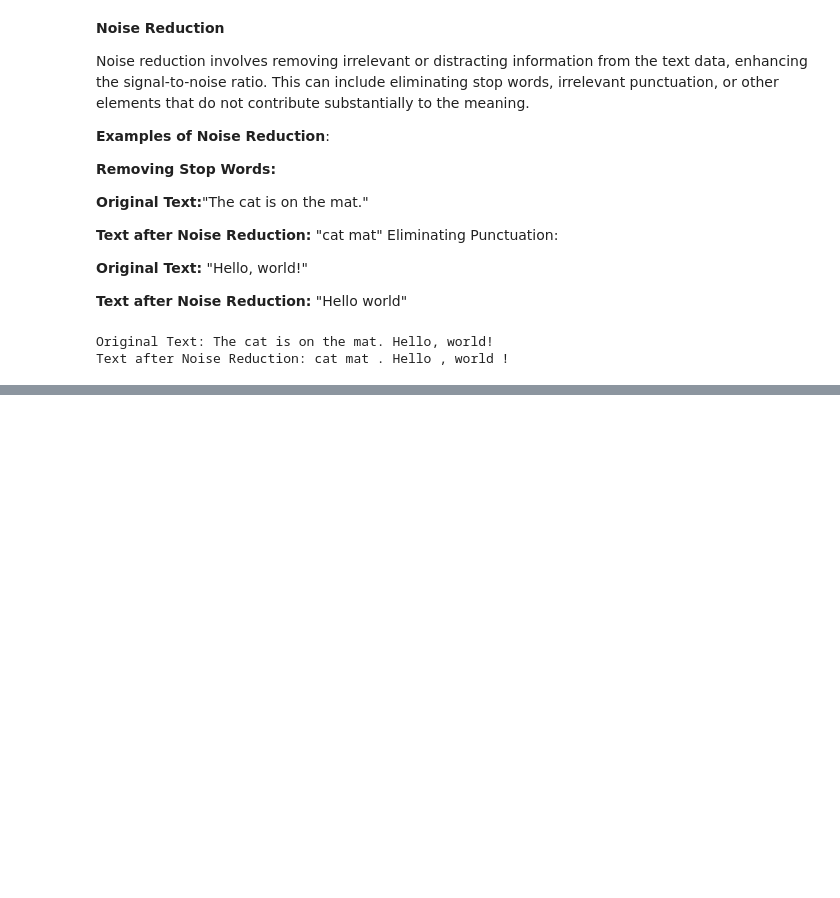
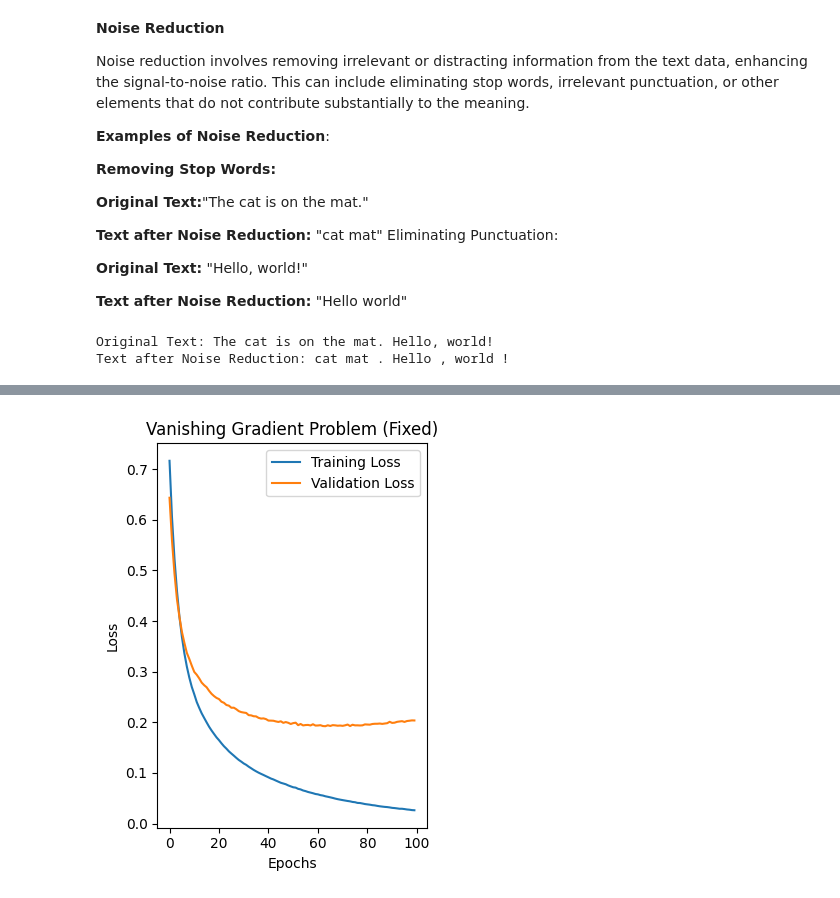
Before and after one commit to simranjeet97/75DayHard_GenAI_LLM_Challenge, a Jupyter notebook: 75Hard_Generative_AI_Learning_Challenge.ipynb, the cells around one changed output, grey strips where cells are left out. Cells and saved outputs as stored; diff of their text form; code cells hidden in the pictures; blank space fills up the shorter version.

```diff
--- a/75Hard_Generative_AI_Learning_Challenge.ipynb
+++ b/75Hard_Generative_AI_Learning_Challenge.ipynb
@@ -675,0 +994,25 @@ Text after Noise Reduction: cat mat . Hello , world !
+# %%
+# Now, let's modify the model to use ReLU activation to address the vanishing gradient problem
+
+# Define a deep neural network with ReLU activation
+model_fixed = Sequential()
+model_fixed.add(Dense(50, input_dim=20, activation='relu'))
+model_fixed.add(Dense(1, activation='sigmoid'))
+model_fixed.compile(optimizer='adam', loss='binary_crossentropy', metrics=['accuracy'])
+
+# Train the fixed model
+history_fixed = model_fixed.fit(X_train, y_train, epochs=100, validation_data=(X_test, y_test), verbose=0)
+
+# Plot the loss during training for the fixed model
+plt.subplot(1, 2, 2)
+plt.plot(history_fixed.history['loss'], label='Training Loss')
+plt.plot(history_fixed.history['val_loss'], label='Validation Loss')
+plt.title('Vanishing Gradient Problem (Fixed)')
+plt.xlabel('Epochs')
+plt.ylabel('Loss')
+plt.legend()
+
+plt.tight_layout()
+plt.show()
+# %% [output]
+[figure, added]
```
Also changed, not shown: parts of 17 cells of this notebook.
